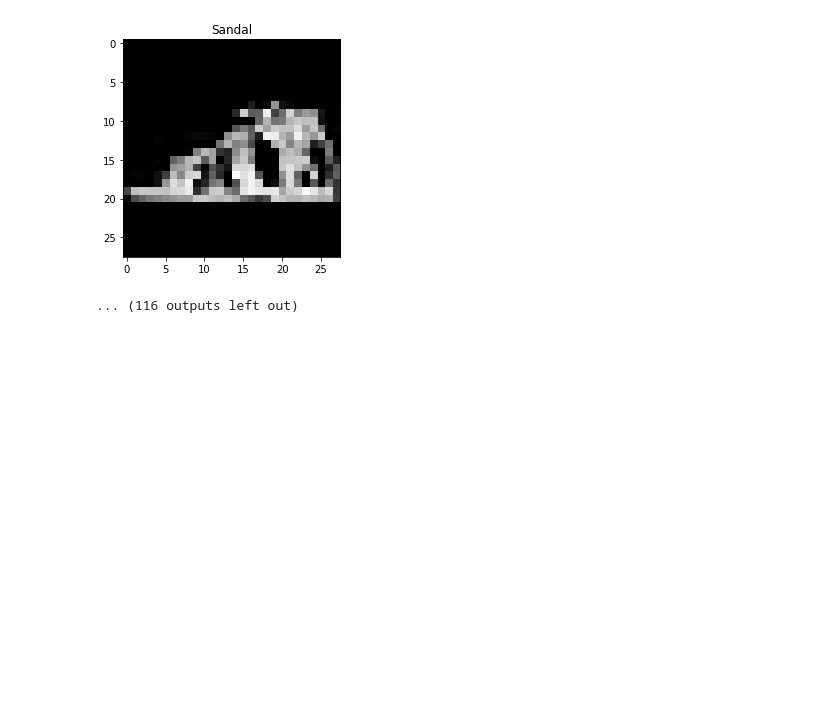
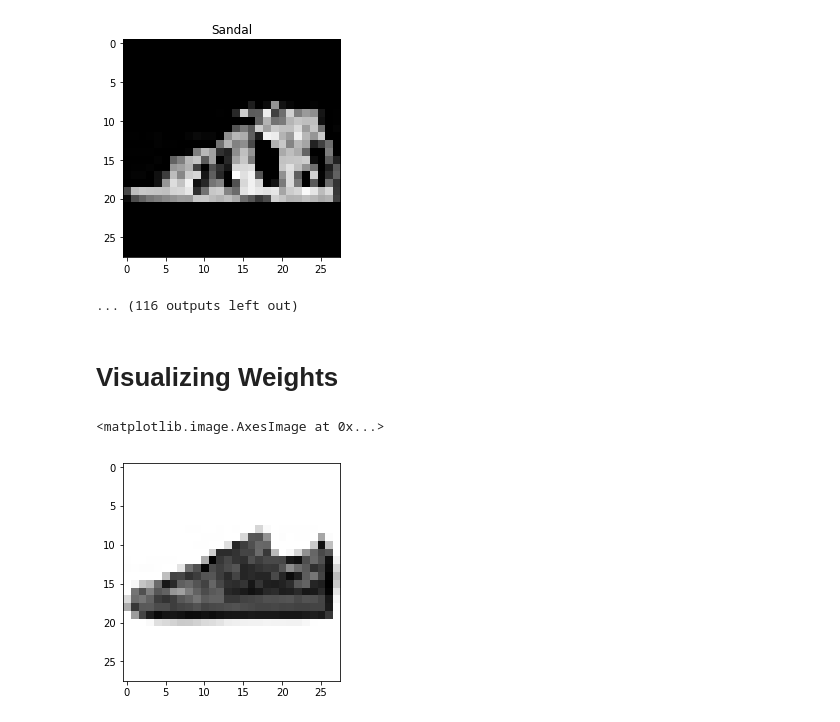
Before and after one commit to ahmedeveloper1985/VisionApps, a Jupyter notebook: Deep Learning/FashionMNIST Classification/Classifier_CNN.ipynb, the cells around one changed output. Saved outputs shown, nothing was run; the diff lists cells and outputs as text; code cells hidden in the pictures; blank space fills up the shorter version.

Commit message:
Added feature visualization.

```diff
--- a/Deep Learning/FashionMNIST Classification/Classifier_CNN.ipynb
+++ b/Deep Learning/FashionMNIST Classification/Classifier_CNN.ipynb
@@ -154,3 +154,16 @@ for i,img in enumerate(images):
 [figure]
 [figure]
 ... (116 outputs left out)
+# %% [markdown]
+# Visualizing Weights
+# %%
+test_data= datasets.FashionMNIST(root = "./data", train=False,transform=transforms.ToTensor(),download=True)
+test_loader =  DataLoader(test_data,batch_size=100000000)
+# %%
+images,labels = next(iter(test_loader))
+# %%
+image =np.array(images[22][0]*255,dtype = "uint8")
+plt.imshow(image,cmap="Greys")
+# %% [output]
+<matplotlib.image.AxesImage at 0x...>
+[figure, added]
```
Also changed, not shown: parts of 1 cell of this notebook.
